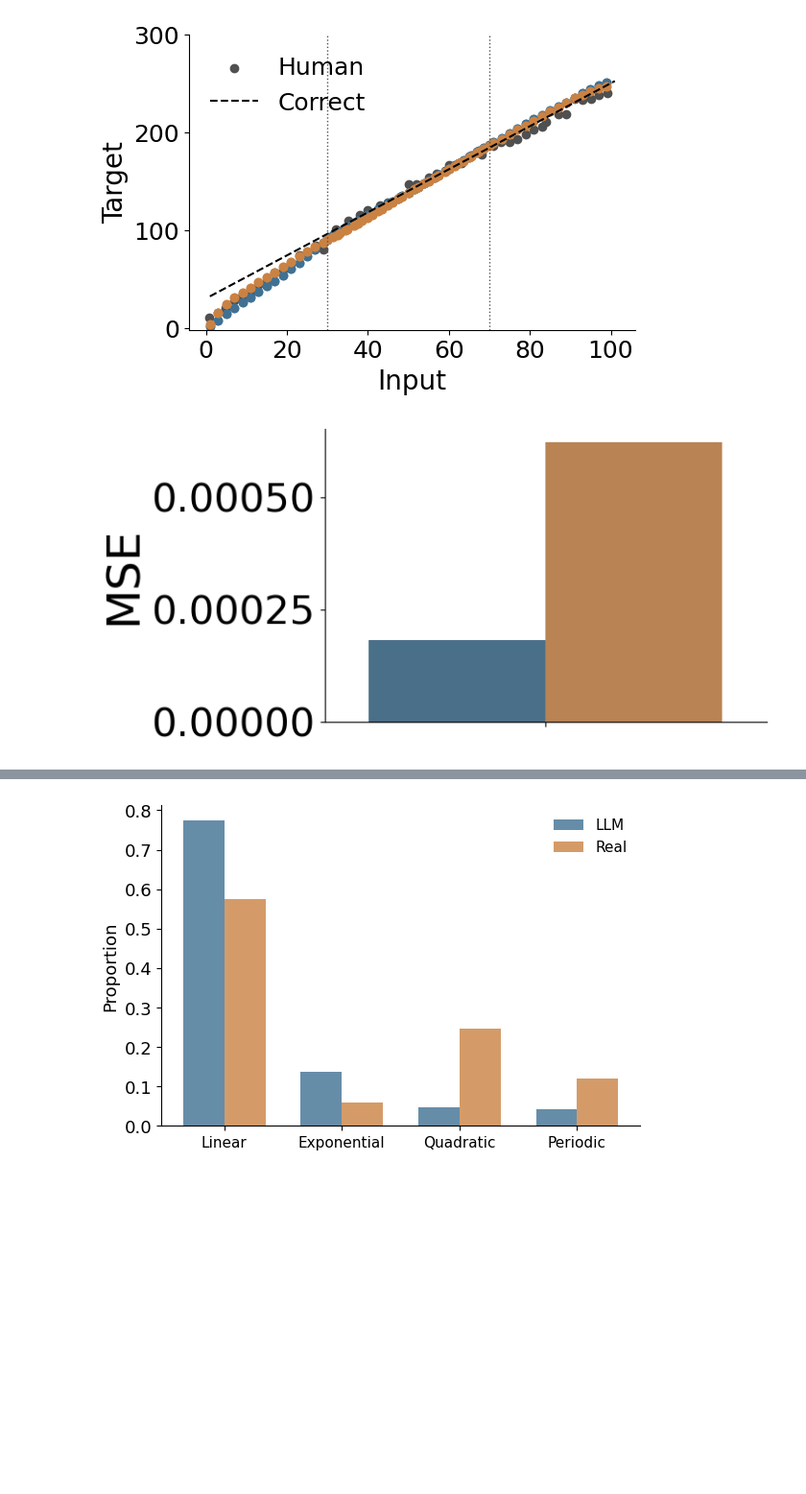
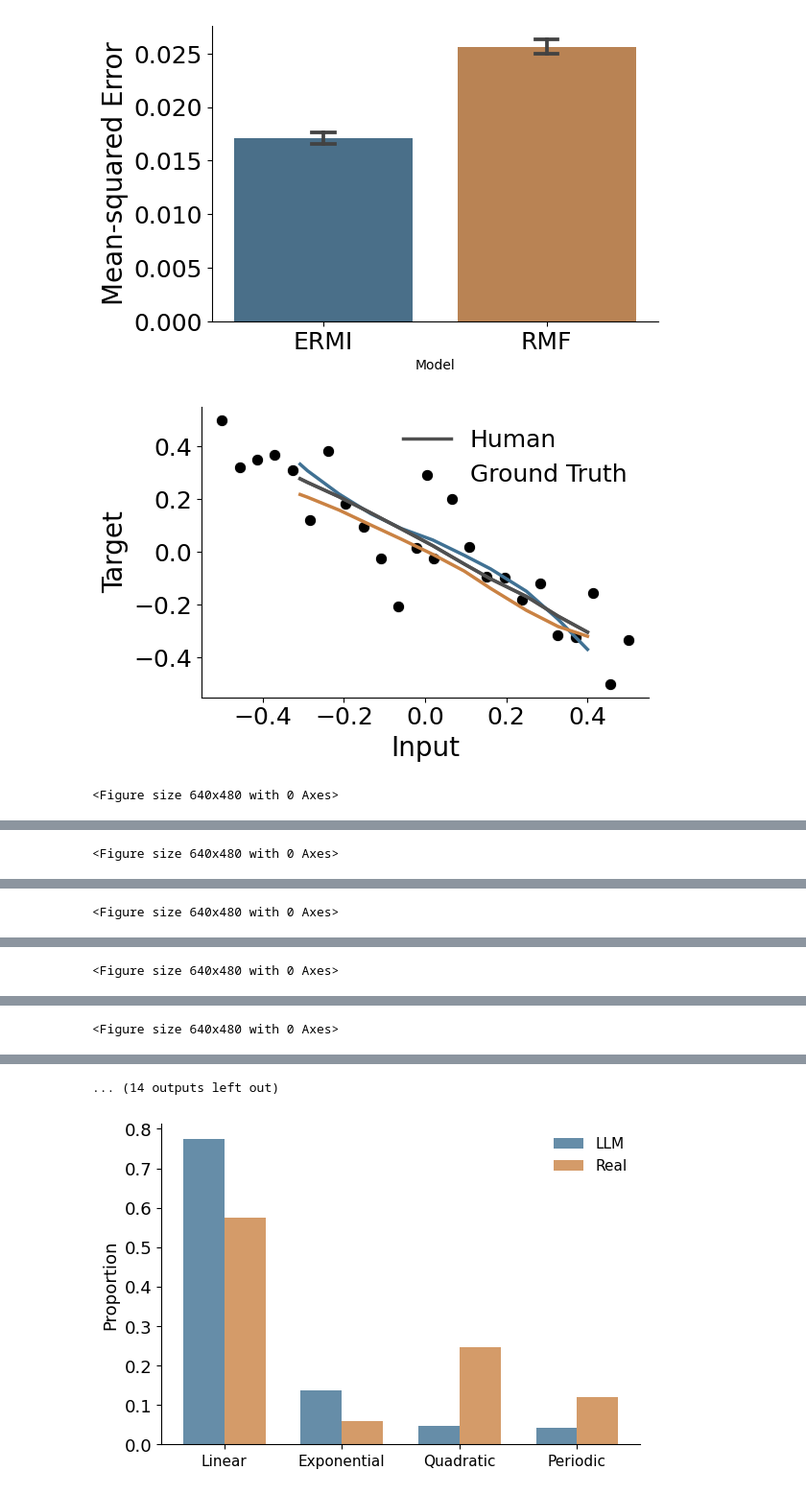
Before and after one commit to akjagadish/meta-learning-ecological-priors-from-llms, a Jupyter notebook: functionlearning/figures.ipynb, the cells around one changed output, grey strips where cells are left out. Shown at 96% size. Saved outputs shown, nothing was run; the diff lists cells and outputs as text; code cells hidden in the pictures; blank space fills up the shorter version.

```diff
--- a/functionlearning/figures.ipynb
+++ b/functionlearning/figures.ipynb
@@ -176,28 +86,29 @@ def model_extrapolation_delosh1997(model='ermi', FIGSIZE=(6, 4), offset=False, F
 # %%
 # proportion_function_types(0)
 # proportion_function_types(1)
 # # # proportion_function_types(2)
 # proportion_function_types_two_modes([0,2])
 
 # # # model errors for different function types
 # model_errors_function_types(model='both')
-# # # model_errors_function_types(model='mi')
-# model_errors_function_types(model='ermi')
+# # # # model_errors_function_types(model='mi')
+# model_errors_function_types(model='ermi', FONTSIZE=18)
 
-# model extrapolation
+# # model extrapolation
 # model_extrapolation_delosh1997(model='ermi')
 # model_extrapolation_delosh1997(model='mi')
-model_extrapolation_delosh1997(model='both')
+# model_extrapolation_delosh1997(model='both')
 # model_extrapolation_delosh1997(model='ermi', offset=True)
 
 # # mode comparison
-# model_comparison_little2024(experiment_id=1)
-# model_comparison_little2024(experiment_id=3)
+model_comparison_little2024(experiment_id=1)
+model_comparison_little2024(experiment_id=3)
 # interpolation_and_extrapolation_little2024()
 
 # ## results for 6 datapoints (SI)
 # model_comparison_little2024(experiment_id=2)
 # model_comparison_little2024(experiment_id=4)
 # %% [output]
-[figure, old version]
+[figure, new version]
-[figure, old version]
+[figure, new version]
+<Figure size 640x480 with 0 Axes>
@@ -203,0 +116 @@ model_extrapolation_delosh1997(model='both')
+<Figure size 640x480 with 0 Axes>
@@ -203,0 +118 @@ model_extrapolation_delosh1997(model='both')
+<Figure size 640x480 with 0 Axes>
@@ -203,0 +120 @@ model_extrapolation_delosh1997(model='both')
+<Figure size 640x480 with 0 Axes>
@@ -203,0 +122 @@ model_extrapolation_delosh1997(model='both')
+<Figure size 640x480 with 0 Axes>
@@ -203,0 +124 @@ model_extrapolation_delosh1997(model='both')
+... (14 outputs left out)
```
Also changed, not shown: parts of 5 cells of this notebook, 2 other files.
